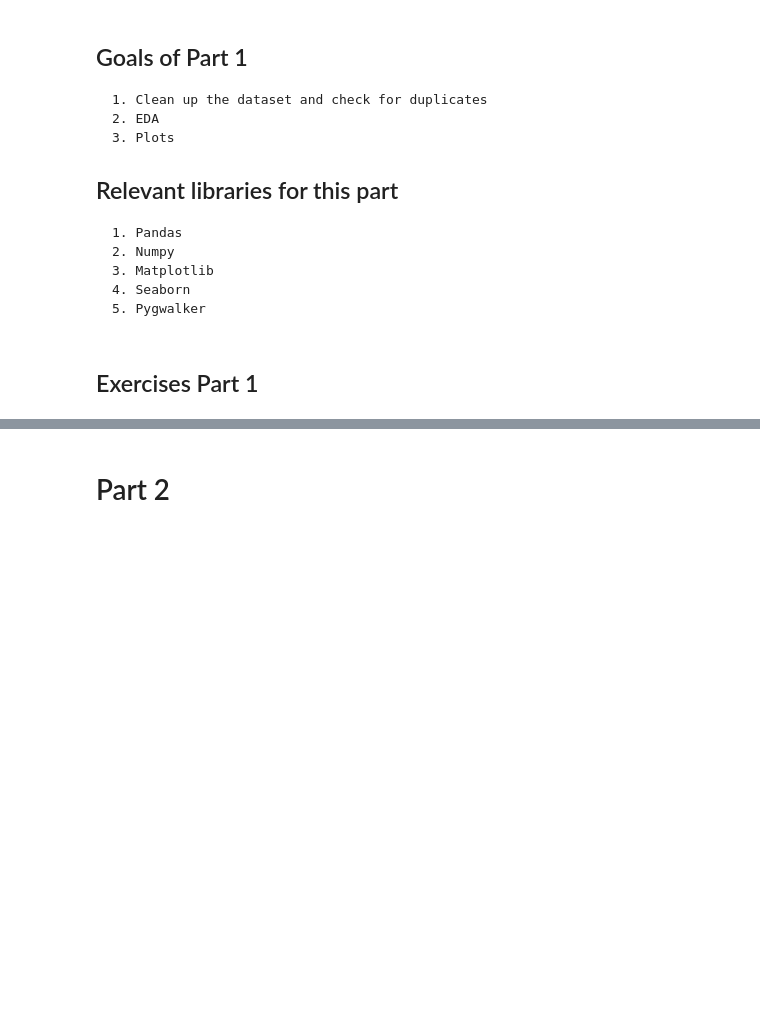
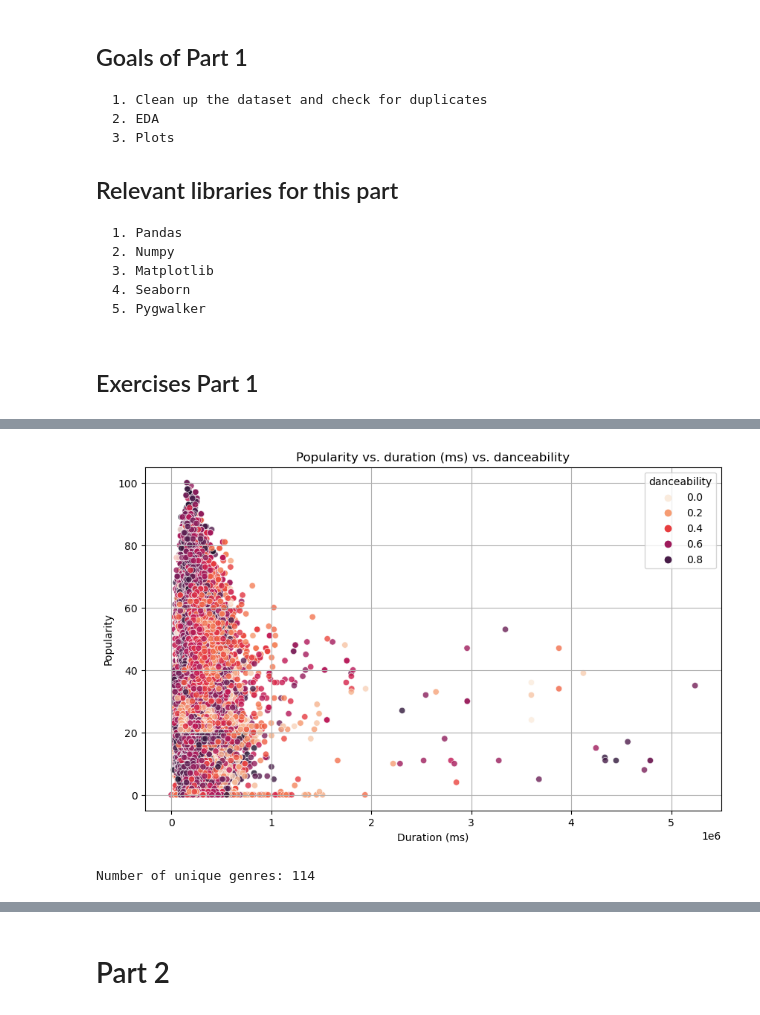
Before and after one commit to tobiasmj97/M1_assignment_recommender-app_group_5, a Jupyter notebook: M1_Assignement_UML.ipynb, the cells around one changed output, grey strips where cells are left out. Cells and saved outputs as stored; diff of their text form; code cells hidden in the pictures; blank space fills up the shorter version.

```diff
--- a/M1_Assignement_UML.ipynb
+++ b/M1_Assignement_UML.ipynb
@@ -71,4 +173,6 @@ missing_values[missing_values].index.tolist()
 # %%
-# The way to handle them fill with 0
-df = df.fillna(0)
+# The way to handle them is to use 'ffill' metode.
+# ffill: propagate last valid observation forward to next valid.
+df.fillna(method='ffill', inplace=True)
+
 df.isnull().sum() # Now there is no missing values left
@@ -102,8 +233,23 @@ sns.displot(data=df,
+# %%
+# We can also make a scatter plot with hue on top to have all of the three variables in one visual.
+plt.figure(figsize=(10, 6))
+sns.scatterplot(x=df['duration_ms'], y=df['popularity'], hue=df['danceability'], palette="rocket_r", alpha=0.8)
+
+plt.xlabel('Duration (ms)')
+plt.ylabel('Popularity')
+plt.title('Popularity vs. duration (ms) vs. danceability')
+plt.grid(True)
+
+plt.show()
+# %% [output]
+[figure, added]
 # %%
 # How many unique genres are in the dataset? List the top 20. (Explain how you choose to list the top 20)
 # To calculate the number of different genres print the below
 unique_genres = df['track_genre'].nunique()
 print("Number of unique genres:", unique_genres)
+# %% [output]
+Number of unique genres: 114
 # %%
 # For listing the genre in a list
 unique_values = df['track_genre'].unique()
```
Also changed, not shown: parts of 63 cells of this notebook.
